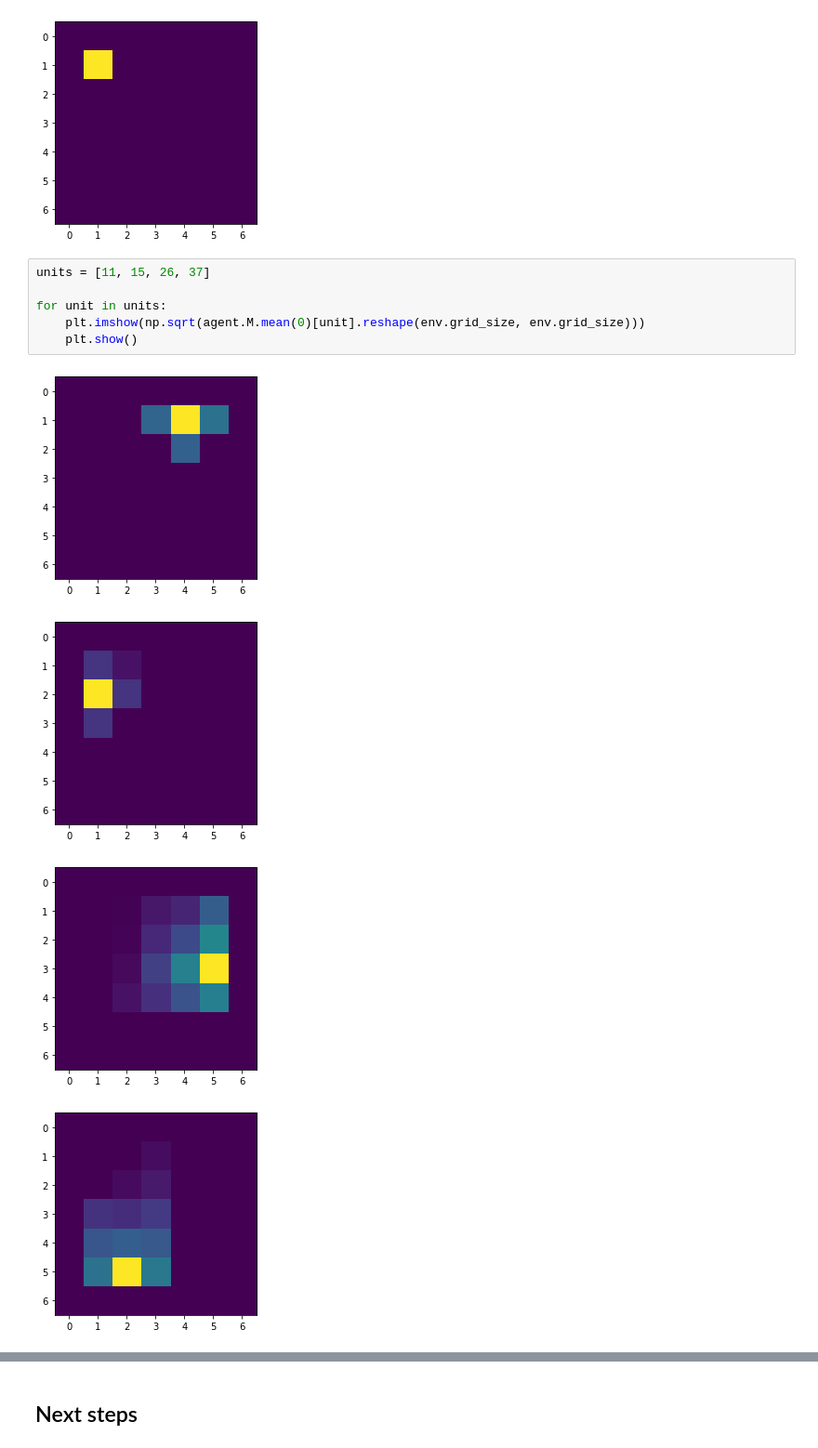
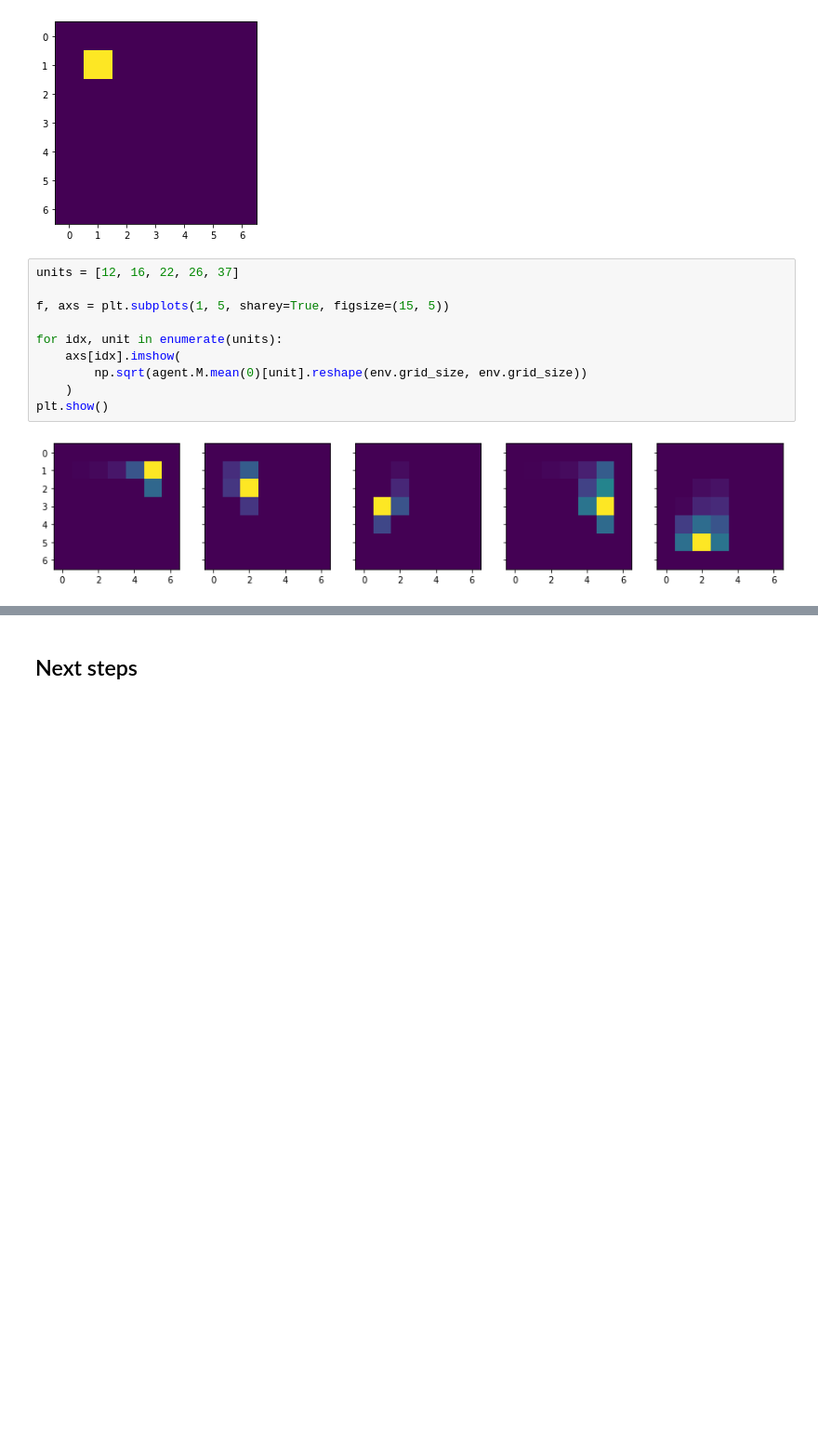
Before and after one commit to awjuliani/neuro-nav, a Jupyter notebook: notebooks/ccn_tutorial.ipynb, the cells around one changed output, grey strips where cells are left out. Shown at 93% size. Cells and saved outputs as stored; diff of their text form; blank space fills up the shorter version.

```diff
--- a/notebooks/ccn_tutorial.ipynb
+++ b/notebooks/ccn_tutorial.ipynb
@@ -242,16 +243,17 @@ plt.imshow(agent.w.reshape(env.grid_size, env.grid_size))
 <matplotlib.image.AxesImage at 0x...>
 [figure]
 # %%
-units = [11, 15, 26, 37]
+units = [12, 16, 22, 26, 37]
 
-for unit in units:
-    plt.imshow(np.sqrt(agent.M.mean(0)[unit].reshape(env.grid_size, env.grid_size)))
-    plt.show()
+f, axs = plt.subplots(1, 5, sharey=True, figsize=(15, 5))
+
+for idx, unit in enumerate(units):
+    axs[idx].imshow(
+        np.sqrt(agent.M.mean(0)[unit].reshape(env.grid_size, env.grid_size))
+    )
+plt.show()
 # %% [output]
-[figure, old version]
+[figure, new version]
-[figure, removed]
-[figure, removed]
-[figure, removed]
 # %%
 plt.imshow(agent.Q.mean(0).reshape(env.grid_size, env.grid_size))
 # %% [output]
```
Also changed, not shown: parts of 16 cells of this notebook, 1 other file.
